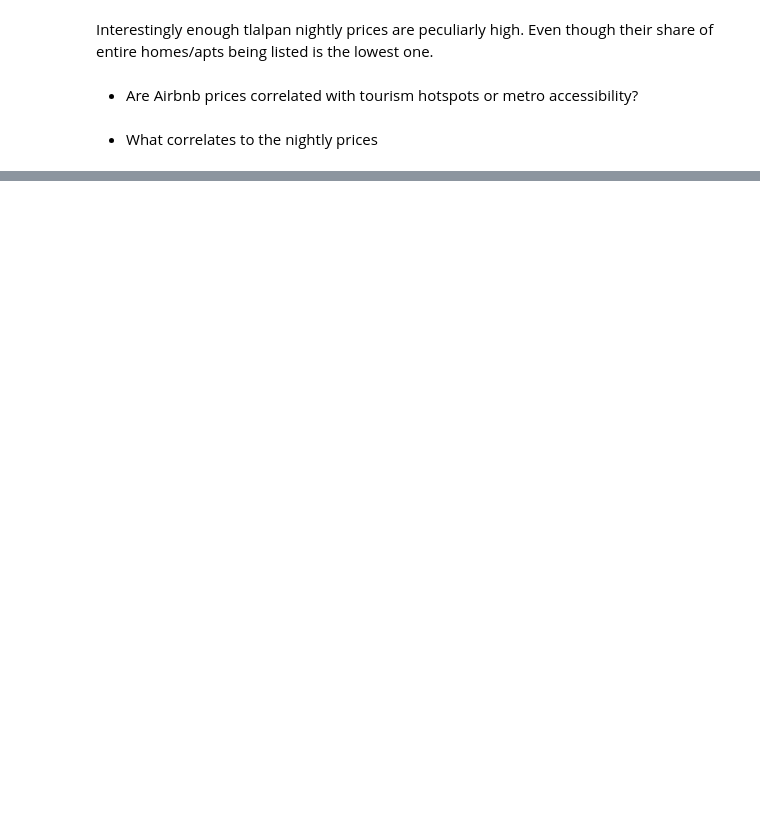
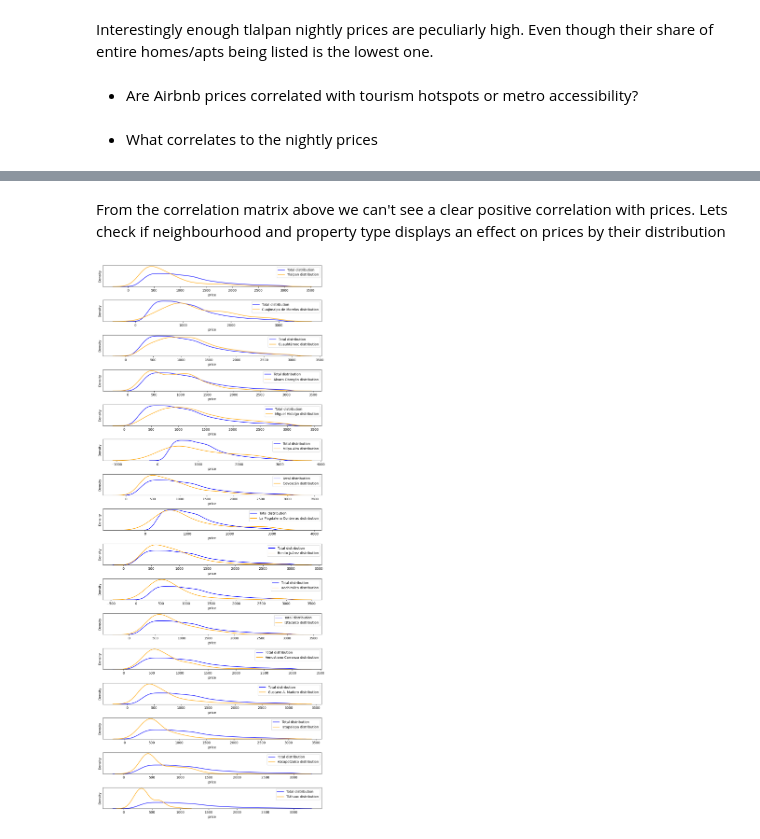
Before and after one commit to EdgarHTT/Airbnb_CDMX_EDA, a Jupyter notebook: Airbnb_CDMX_EDA.ipynb, the cells around one changed output, grey strips where cells are left out. Saved outputs shown, nothing was run; the diff lists cells and outputs as text; code cells hidden in the pictures; blank space fills up the shorter version.

```diff
--- a/Airbnb_CDMX_EDA.ipynb
+++ b/Airbnb_CDMX_EDA.ipynb
@@ -599,0 +578,38 @@ corr_df = listings.drop(listings.columns[[1, 2, 3, 4, 5, 6, 10, 20]], axis=1)
+# %% [markdown]
+From the correlation matrix above we can't see a clear positive correlation with prices. Lets check if neighbourhood and property type displays an effect on prices by their distribution
+# %%
+# Now we turn categorical values into quantitative ones using dummies by one-hot encoding
+def cat_kde_plots(data, category, numerical_col, filter_extreme_outliers=True, figsize=(6,10)):
+
+    if filter_extreme_outliers == True:
+        # Defining quantiles
+        Q1 = data[numerical_col].quantile(0.25)
+        Q3 = data[numerical_col].quantile(0.75)
+        IQR = Q3 - Q1
+
+        # Defining bounds
+        lower_bound = Q1 - 1.5 * IQR
+        upper_bound = Q3 + 1.5 * IQR
+
+        # Selecting non-outliers
+        data = data[(data[numerical_col] >= lower_bound) & (data[numerical_col] <= upper_bound)]
+
+    # Subplots
+    # Creating a figure and a n x 1 grid of axes
+    num_categories = len(data[category].value_counts())
+    categories = list(listings.groupby(category)[numerical_col].mean().sort_values(ascending=False).index) # Sorted by mean
+    fig, axes = plt.subplots(num_categories, 1, figsize=figsize)
+
+    for num_cat in range(num_categories):
+        sns.kdeplot(data=data, x="price", color="blue", ax=axes[num_cat])
+        sns.kdeplot(data=data[data[category] == categories[num_cat]], x="price", color="orange", ax=axes[num_cat])
+        axes[num_cat].set_yticks([])
+        axes[num_cat].legend(["Total distribution", f"{categories[num_cat]} distribution"])
+
+    # Adjust layout to prevent overlap
+    plt.tight_layout()
+    plt.show()
+
+cat_kde_plots(listings, "neighbourhood", "price", figsize=(10,24))
+# %% [output]
+[figure, added]
```
Also changed, not shown: parts of 8 cells of this notebook.
